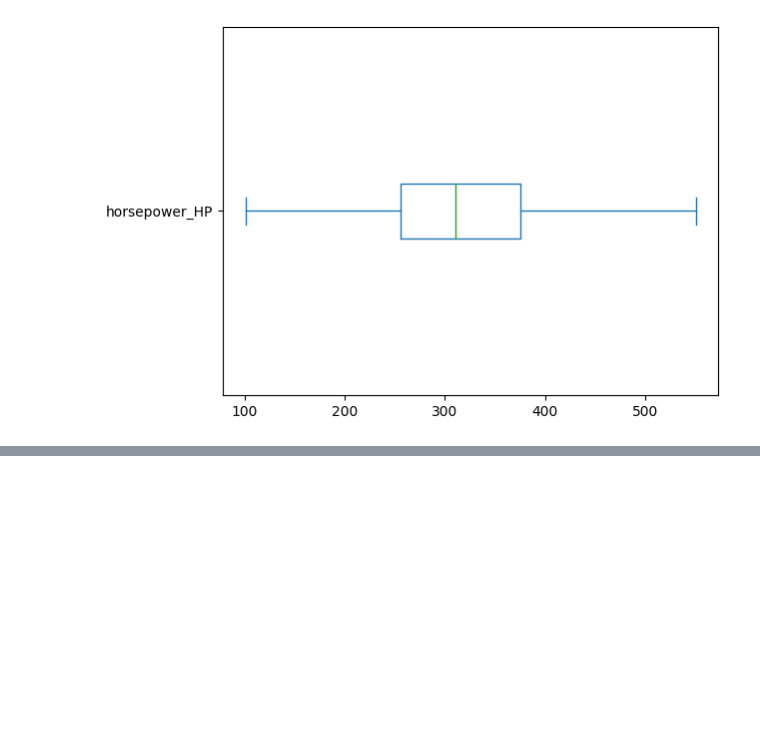
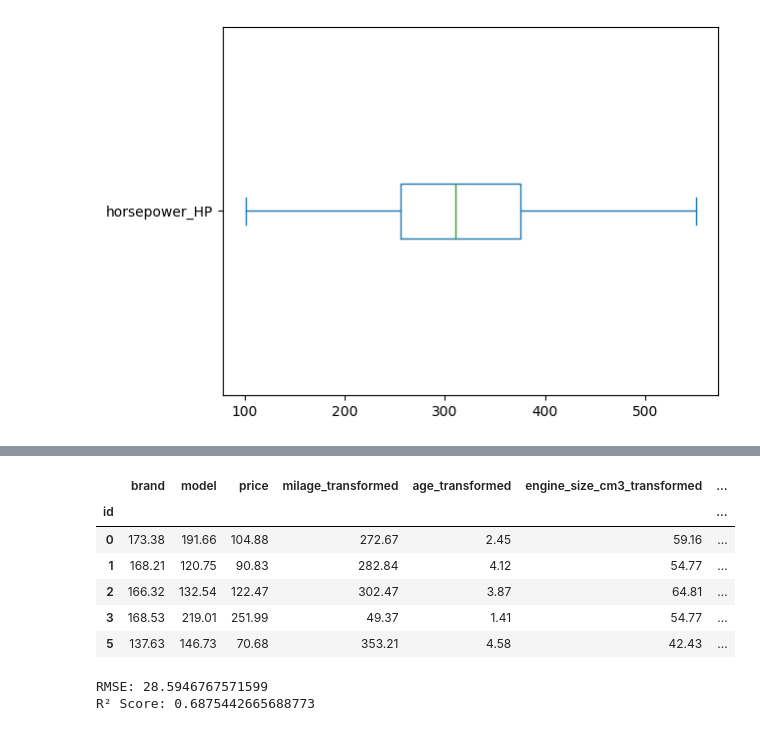
Before and after one commit to deralph/car-prediction-model-kaggle-skill-assesment, a Jupyter notebook: kaggleAssesment.ipynb, the cells around one changed output, grey strips where cells are left out. Cells and saved outputs as stored; diff of their text form; code cells hidden in the pictures; blank space fills up the shorter version.

Commit message:
did some rough work and trying to test new things

```diff
--- a/kaggleAssesment.ipynb
+++ b/kaggleAssesment.ipynb
@@ -832,6 +884,5 @@ def mean_target_encoding(train, test, target, categorical, alpha=5):
 # %%
-categorical_columns = train.select_dtypes(include=['object', 'category']).columns.tolist()
-for i in categorical_columns:
+for i in ['brand','model']:
   train_feature, test_feature=mean_target_encoding(train,test,target='price',categorical=i,alpha=5)
   train[i]=train_feature
   test[i]=test_feature
@@ -861,2 +958,5 @@ train[train.select_dtypes(include=['int64','float64']).columns.tolist()].hist(fi
+# %%
+train = pd. get_dummies(train, columns=train.select_dtypes(include=['object', 'category']).columns.tolist(), drop_first=True,dtype=int)
+test = pd.get_dummies(test, columns=test.select_dtypes(include=['object', 'category']).columns.tolist(), drop_first=True,dtype=int)
 # %%
 train.head(1)
@@ -891,3 +1085,20 @@ for df in [train_dummies,test_dummies]:
+# %%
+numerical_columns=tra_in.select_dtypes(include=['int64','float64']).columns.drop('price').tolist()
+# %%
+from sklearn.preprocessing import PolynomialFeatures
+
+
+poly = PolynomialFeatures(degree=2, include_bias=False)
+poly_train_features = poly.fit_transform(train[numerical_columns])
+poly_test_features = poly.transform(test[numerical_columns])
+
+# Create a DataFrame for the polynomial features
+poly_train_df = pd.DataFrame(poly_train_features, columns=poly.get_feature_names_out(numerical_columns))
+poly_train_df = pd.DataFrame(poly_test_features, columns=poly.get_feature_names_out(numerical_columns))
+
+# Combine with the original DataFrame
+train = pd.concat([train, poly_train_df], axis=1)
+test = pd.concat([test, poly_train_df], axis=1)
 # %%
 X=train.drop(columns=['price'],axis=1)
 y=train['price']
@@ -903,6 +1123,37 @@ X_train_scaled = scaler.fit_transform(X)
 X_test_scaled = scaler.transform(X_test)
 # %%
-train.columns
+train.head()
+# %% [output]
+|  | brand | model | price | milage_transformed | age_transformed | engine_size_cm3_transformed | ... |
+| id |  |  |  |  |  |  | ... |
+| 0 | 173.38 | 191.66 | 104.88 | 272.67 | 2.45 | 59.16 | ... |
+| 1 | 168.21 | 120.75 | 90.83 | 282.84 | 4.12 | 54.77 | ... |
+| 2 | 166.32 | 132.54 | 122.47 | 302.47 | 3.87 | 64.81 | ... |
+| 3 | 168.53 | 219.01 | 251.99 | 49.37 | 1.41 | 54.77 | ... |
+| 5 | 137.63 | 146.73 | 70.68 | 353.21 | 4.58 | 42.43 | ... |
+# %%
+from xgboost import XGBRegressor
+
+
+# Training the model
+# {'learning_rate': 0.05, 'max_depth': 5, 'n_estimators': 1000}
+
+model = XGBRegressor(learning_rate=0.05,max_depth=5,n_estimators=1000)
+model.fit(X_train, y_train)
+
+# Predicting and evaluating the model
+y_pred = model.predict(X_test)
+
+# Calculating RMSE
+rmse = mean_squared_error(y_test, y_pred, squared=False)
+print(f'RMSE: {rmse}')
+
+# Calculating R² score
+r2 = r2_score(y_test, y_pred)
+print(f'R² Score: {r2}')
+# %% [output]
+RMSE: 28.5946767571599
+R² Score: 0.6875442665688773
 # %%
 
 
```
Also changed, not shown: parts of 38 cells of this notebook.
